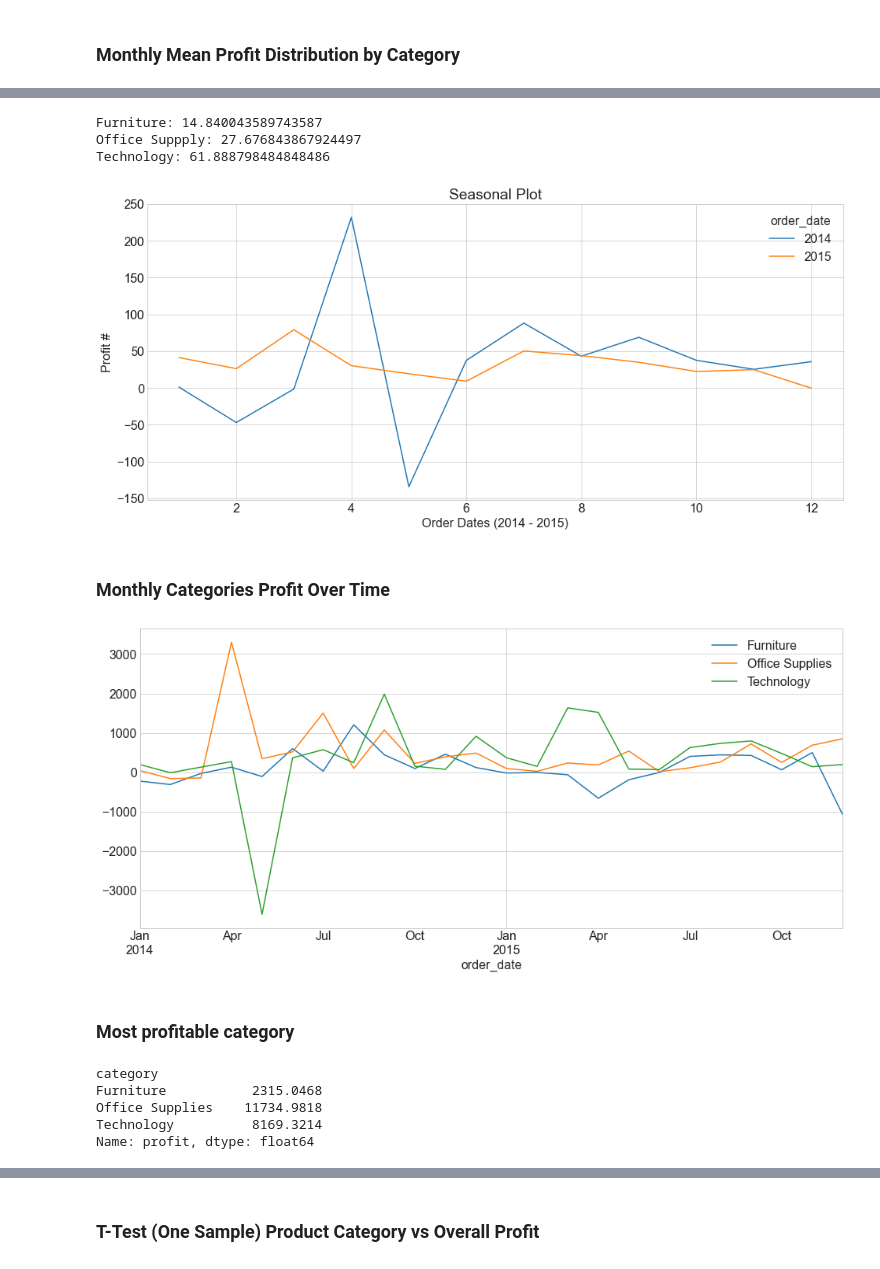
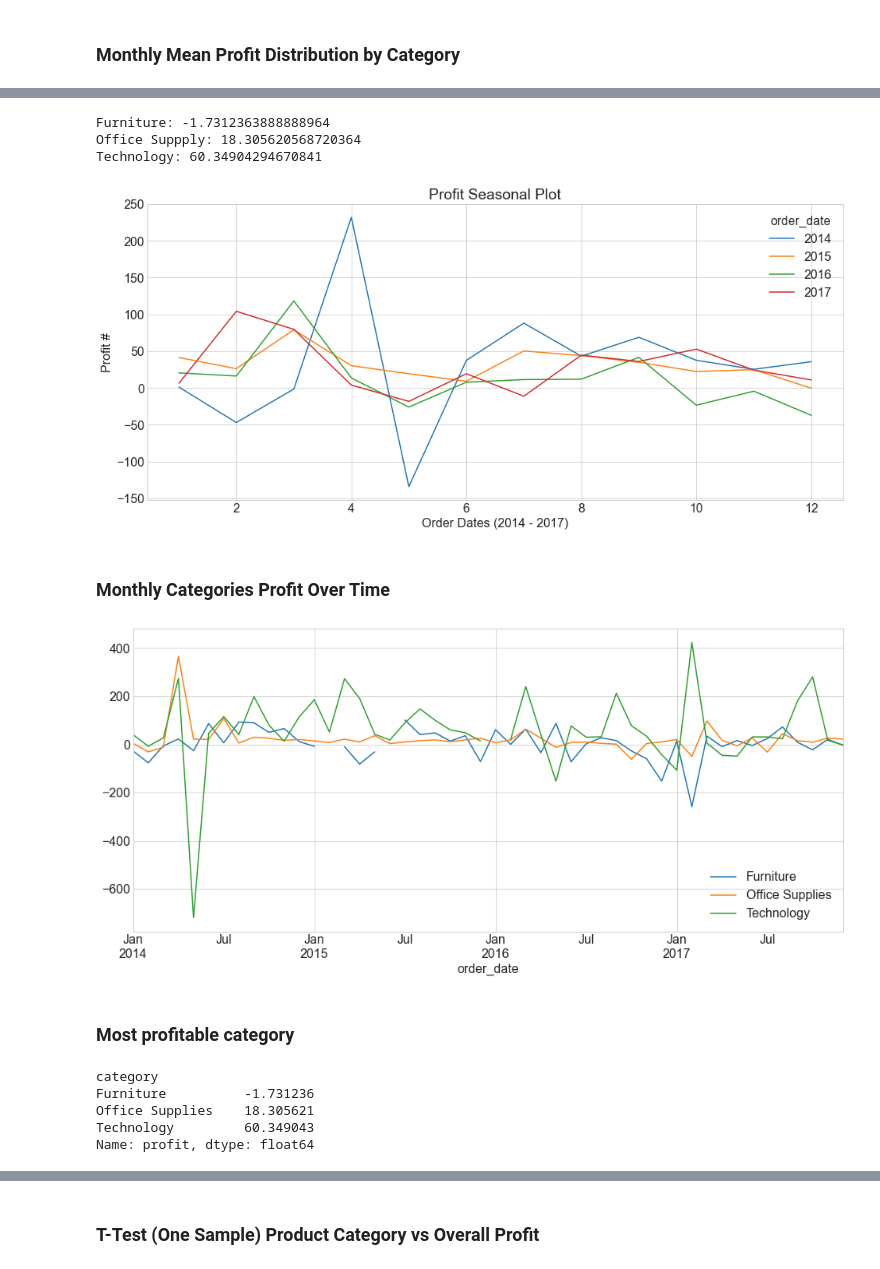
Before and after one commit to superstore-stephen-jesse/superstor-time-series-project, a Jupyter notebook: explore_stephen.ipynb, the cells around one changed output, grey strips where cells are left out. Drawn from its saved outputs; the diff is of its cells as text; code cells hidden in the pictures.

```diff
--- a/explore_stephen.ipynb
+++ b/explore_stephen.ipynb
@@ -280,9 +285,9 @@ plt.show()
 # %%
-furniture_profit = train[train.category == 'Furniture'].profit
-office_supply_profit = train[train.category == 'Office Supplies'].profit
-technology_profit = train[train.category == 'Technology'].profit
+furniture_profit = df[df.category == 'Furniture'].profit
+office_supply_profit = df[df.category == 'Office Supplies'].profit
+technology_profit = df[df.category == 'Technology'].profit
 print(f'Furniture: {furniture_profit.mean()} \nOffice Suppply: {office_supply_profit.mean()} \nTechnology: {technology_profit.mean()}')
 # %% [output]
-Furniture: 14.840043589743587
-Office Suppply: 27.676843867924497
-Technology: 61.888798484848486
+Furniture: -1.7312363888888964
+Office Suppply: 18.305620568720364
+Technology: 60.34904294670841
@@ -293,33 +294,33 @@ y = train.profit
 # %%
 # Profit variations over time
 
-y.groupby([y.index.year, y.index.month]).mean().unstack(0).plot(title='Seasonal Plot')
-plt.xlabel('Order Dates (2014 - 2015)')
+y.groupby([y.index.year, y.index.month]).mean().unstack(0).plot(title='Profit Seasonal Plot')
+plt.xlabel('Order Dates (2014 - 2017)')
 plt.ylabel('Profit #')
 plt.show()
 # %% [output]
-[figure, old version]
+[figure, new version]
 # %% [markdown]
 ### Monthly Categories Profit Over Time
 # %%
 # Profit of categories over time
 
-for cat in train.category.unique():
-    sample = train[train.category == cat]
-    sample.resample('M').profit.sum().plot(label = cat)
+for cat in df.category.unique():
+    sample = df[df.category == cat]
+    sample.resample('M').profit.mean().plot(label = cat)
     plt.legend()
 # %% [output]
-[figure, old version]
+[figure, new version]
 # %% [markdown]
 ### Most profitable category
 # %%
-group = train.groupby(["category"]).sum()
-total_price = group["profit"].groupby(level=0, group_keys=False)
+group = df.groupby(["category"]).mean()
+total_price = group["profit"].groupby(level = 0, group_keys = False)
 total_price.nlargest(5)
 # %% [output]
 category
-Furniture           2315.0468
-Office Supplies    11734.9818
-Technology          8169.3214
+Furniture          -1.731236
+Office Supplies    18.305621
+Technology         60.349043
 Name: profit, dtype: float64
 # %%
```
Also changed, not shown: parts of 36 cells of this notebook.
